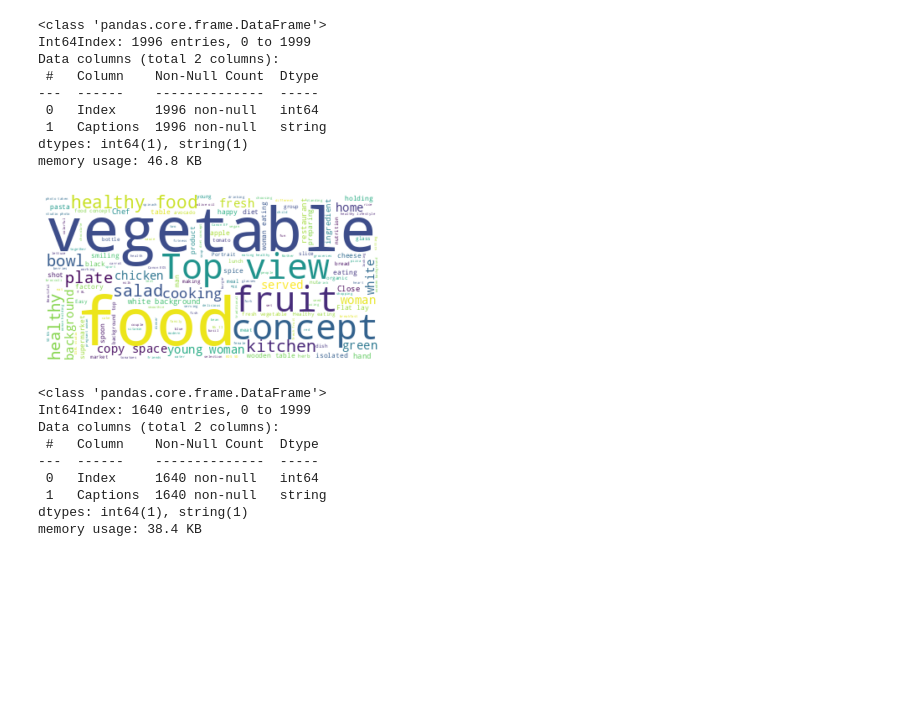
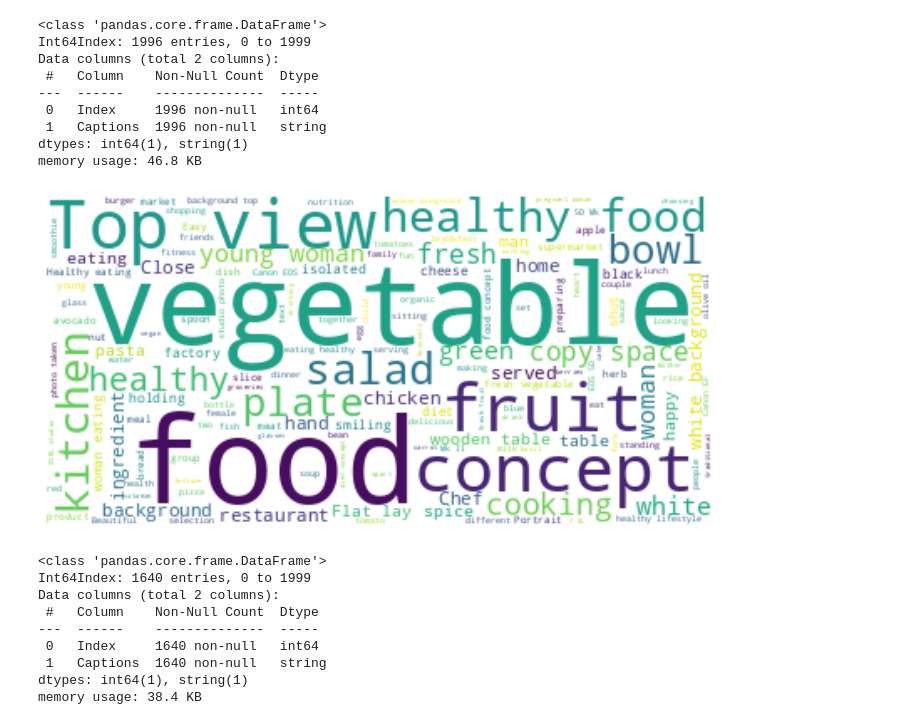
Before and after one commit to Group3-CLIP/CLIP_Caption, a Jupyter notebook: notebook/CLIP_Prefix_Finetune_Inference.ipynb, the cells around one changed output. Saved outputs shown, nothing was run; the diff lists cells and outputs as text; code cells hidden in the pictures; blank space fills up the shorter version.

```diff
--- a/notebook/CLIP_Prefix_Finetune_Inference.ipynb
+++ b/notebook/CLIP_Prefix_Finetune_Inference.ipynb
@@ -64,18 +80,19 @@ stopwords = set(STOPWORDS)
 # %%
 # Set stopwords
 stopwords = set(STOPWORDS)
 
 # Generate our wordcloud
 wordcloud = WordCloud(background_color='white',
     max_words=2000,
     stopwords=stopwords).generate(' '.join(df['Captions']))
 
 # Plot and show our wordcloud
+plt.figure(figsize=(12,8))
 plt.imshow(wordcloud, interpolation='bilinear')
 plt.axis('off')
 plt.show()
 # %% [output]
-[figure, old version]
+[figure, new version]
 # %%
 # We can also filter by length if we have to do so, depending on transformer type
 df = df[df['Captions'].map(len) < 200]
```
Also changed, not shown: parts of 3 cells of this notebook.
